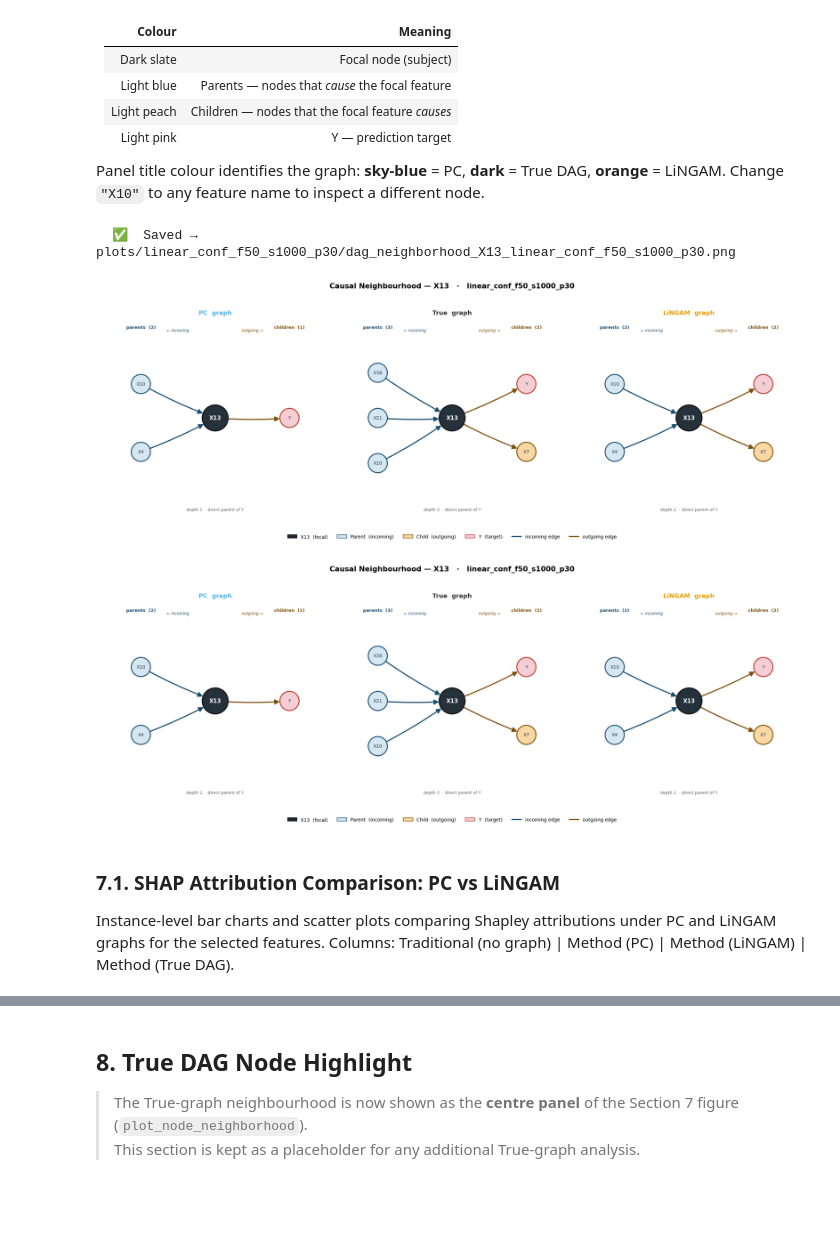
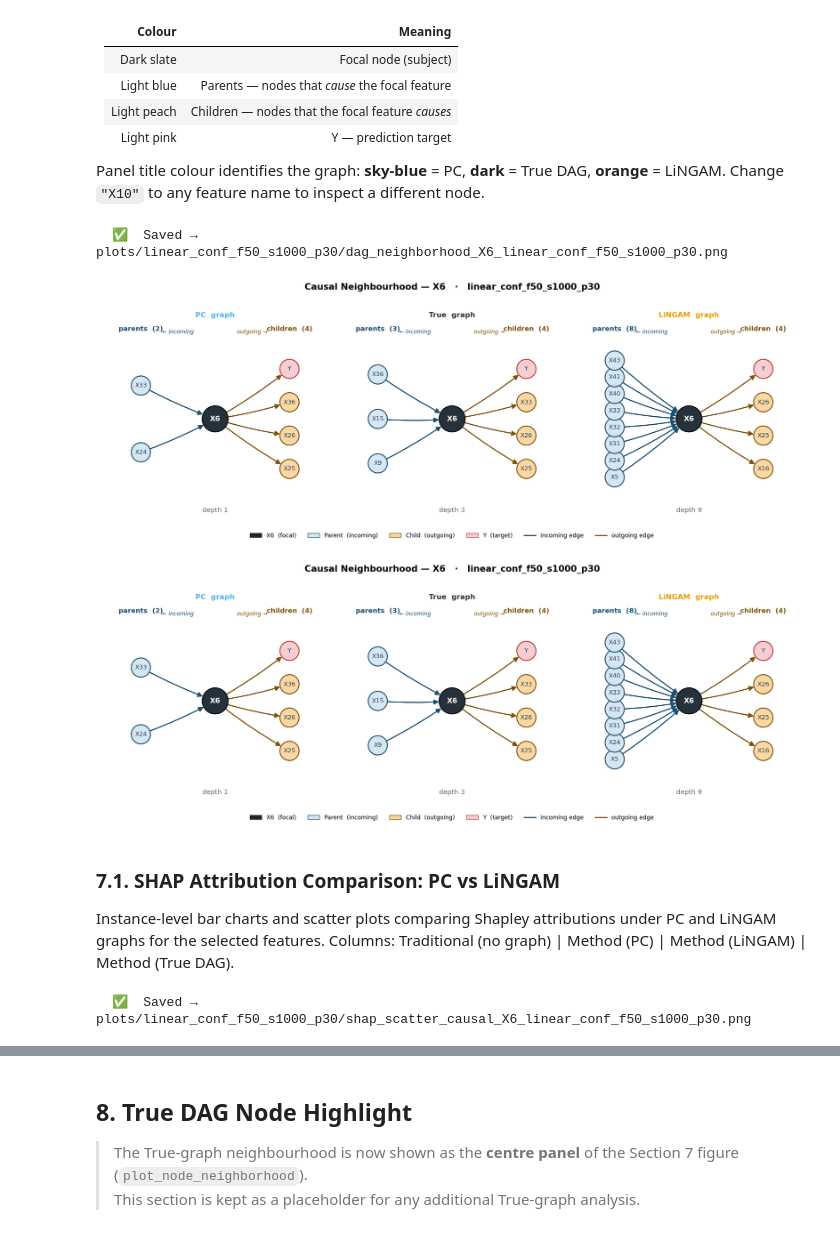
Before and after one commit to juanriosg12/master_thesis, a Jupyter notebook: notebooks/shapley_results_analysis.ipynb, the cells around one changed output, grey strips where cells are left out. Saved outputs shown, nothing was run; the diff lists cells and outputs as text; code cells hidden in the pictures; blank space fills up the shorter version.

```diff
--- a/notebooks/shapley_results_analysis.ipynb
+++ b/notebooks/shapley_results_analysis.ipynb
@@ -390,16 +416,16 @@ Panel title colour identifies the graph: **sky-blue** = PC, **dark** = True DAG,
 Change `"X10"` to any feature name to inspect a different node.
 # %%
 plot_node_neighborhood(
-    "X13",
+    "X6",
     G_pc,     td_pc,     src_pc,     y_pc,     pc_names,
     G_true,   td_true,   src_true,   y_true,   true_names,
     G_lingam, td_lingam, src_lingam, y_lingam, lingam_names,
     DATASET, save_dir=PLOTS_DIR,
 )
 # %% [output]
-  ✅  Saved → plots/linear_conf_f50_s1000_p30/dag_neighborhood_X13_linear_conf_f50_s1000_p30.png
+  ✅  Saved → plots/linear_conf_f50_s1000_p30/dag_neighborhood_X6_linear_conf_f50_s1000_p30.png
-[figure, old version]
+[figure, new version]
-[figure, old version]
+[figure, new version]
 # %% [markdown]
 ### 7.1. SHAP Attribution Comparison: PC vs LiNGAM
 
@@ -410,9 +436,12 @@ features_names = ["X13"]
 fig_scatter_pc_vs_lingam = plot_shap_scatter_pc_vs_lingam(
     shap_data, feature_names, scratch_rank, top_features, x_test,
     pc_edges, lingam_edges, DATASET, N_TOP_FEATURES,
-    method= "Flow",
+    method= "Causal",
     features=features_names,
+    save_dir=PLOTS_DIR,
 )
+# %% [output]
+  ✅  Saved → plots/linear_conf_f50_s1000_p30/shap_scatter_causal_X6_linear_conf_f50_s1000_p30.png
 # %%
 # ── Query: one feature ────────────────────────────────────────────────────────
 # node_acc_pc / node_acc_lingam are pre-computed in Section 4
```
Also changed, not shown: parts of 4 cells of this notebook, 32 other files.
